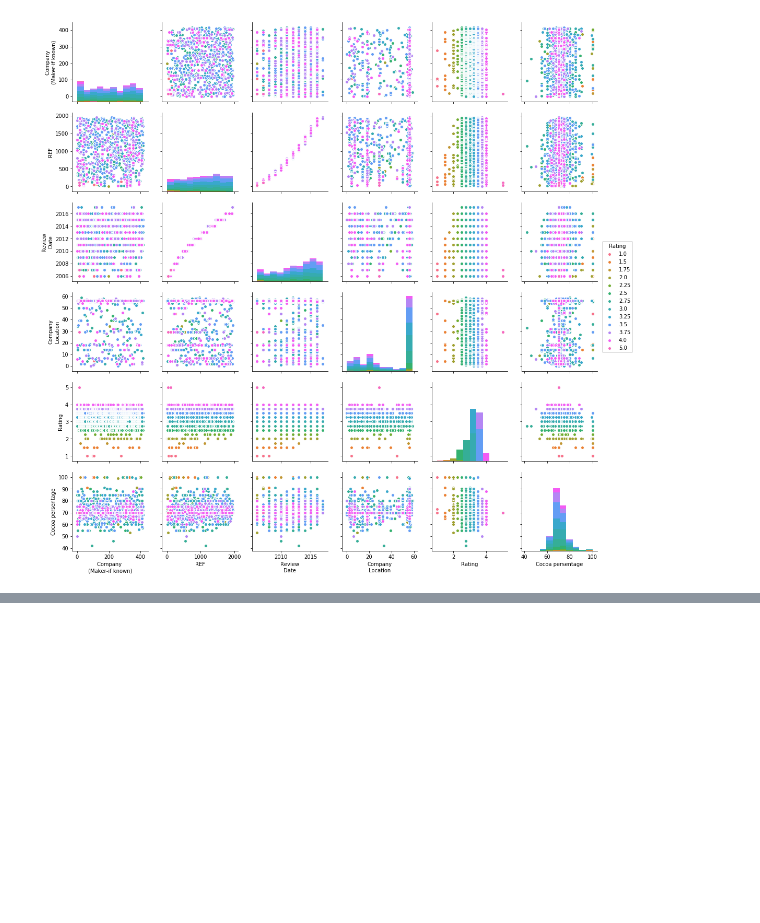
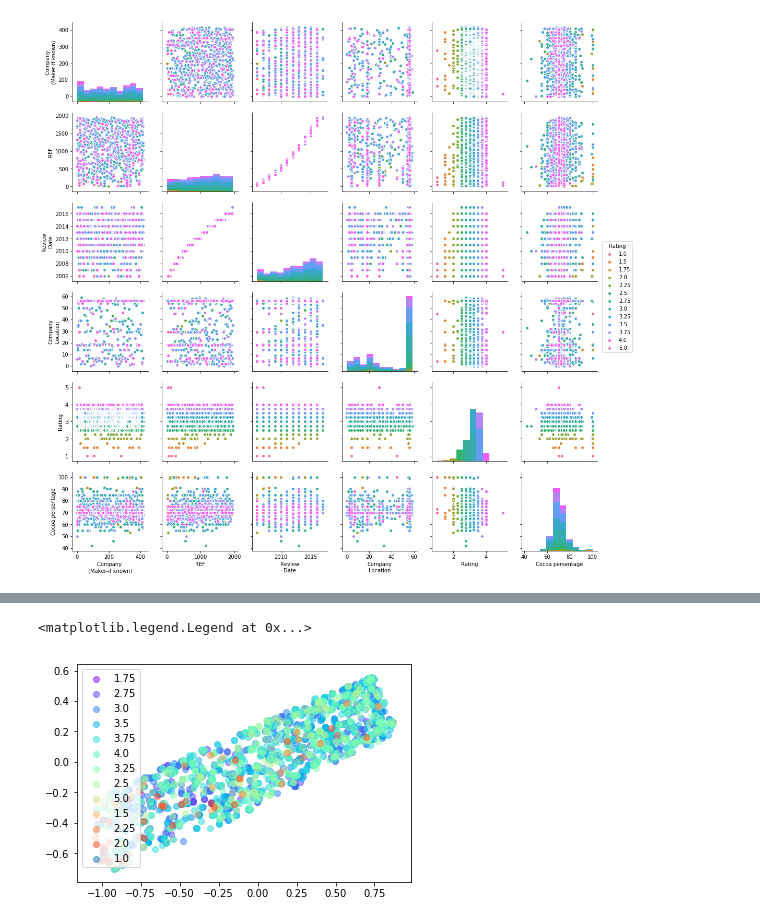
Before and after one commit to AbramovAV/Machine-learning-projects, a Jupyter notebook: Analyzing chocolate rating.ipynb, the cells around one changed output, grey strips where cells are left out. Saved outputs shown, nothing was run; the diff lists cells and outputs as text; code cells hidden in the pictures; blank space fills up the shorter version.

```diff
--- a/Analyzing chocolate rating.ipynb
+++ b/Analyzing chocolate rating.ipynb
@@ -145,0 +184,14 @@ sns.pairplot(df_dropped,hue = 'Rating')
+# %%
+from sklearn.metrics.pairwise import pairwise_distances
+pair = pairwise_distances(df_scaled)
+mds = MDS(random_state=321,dissimilarity='precomputed')
+mds_representation = mds.fit_transform(pair)
+# %%
+colors = cm.rainbow(np.linspace(0,1,np.unique(df_dropped["Rating"]).shape[0]))
+for y,c in zip(set(df_dropped["Rating"]),colors):
+    plt.scatter(mds_representation[df_dropped["Rating"]==y,0],
+               mds_representation[df_dropped["Rating"]==y,1],c=c,alpha = 0.5,label = str(y),)
+plt.legend()
+# %% [output]
+<matplotlib.legend.Legend at 0x...>
+[figure, added]
```
Also changed, not shown: parts of 7 cells of this notebook.
